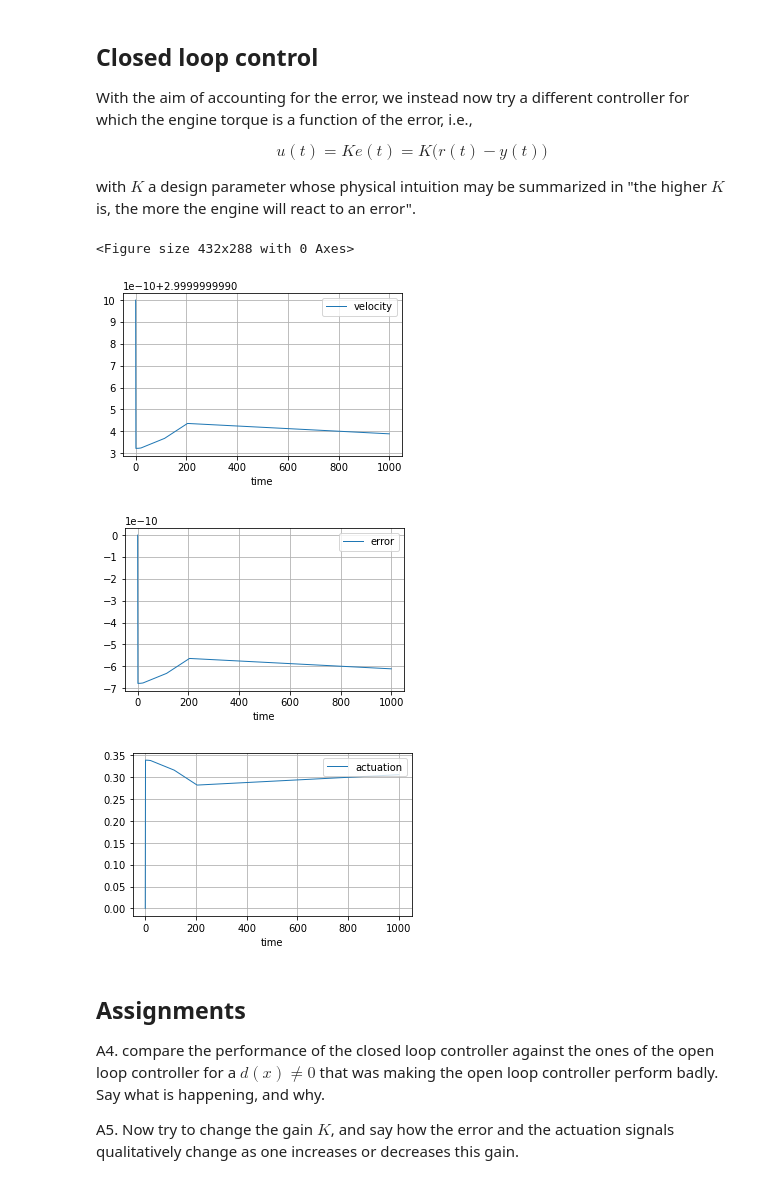
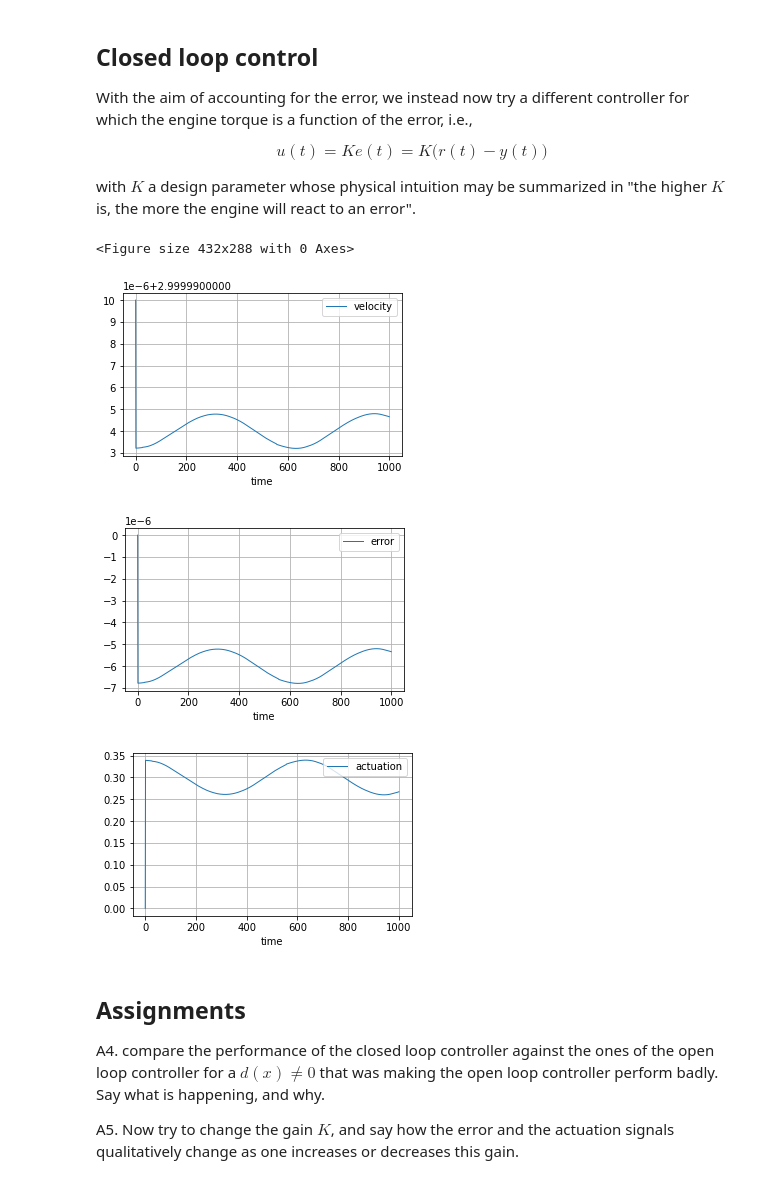
Before and after one commit to damianovar/Control-concepts-and-animations, a Jupyter notebook: VehicleControl.ipynb, the cells around one changed output. Drawn from its saved outputs; the diff is of its cells as text; code cells hidden in the pictures.

```diff
--- a/VehicleControl.ipynb
+++ b/VehicleControl.ipynb
@@ -277,7 +277,7 @@ def r(t):
 def u(t, x1):
     #
     # define the proportional gain
-    K = 500000000
+    K = 50000
     #
     return K * ( r(t) - x1 )
 
@@ -304,36 +304,36 @@ X = odeint( myModel, X0, T )
 # compute the error and actuation signals
 ee = np.zeros( n )
 uu = np.zeros( n )
 for i, t in enumerate( T ):
     ee[i] = X[i,1] - r(t) # remember that X computed in this way is [pos, vel]
     uu[i] = u(t, X[i,1])
 
 # plot the trajectory of the system
 plt.figure()
 fig_vel, ax_vel = plt.subplots(figsize=(5, 3))
 fig_err, ax_err = plt.subplots(figsize=(5, 3))
 fig_act, ax_act = plt.subplots(figsize=(5, 3))
 #
 ax_vel.plot(T, X[:,1], label='velocity',  linewidth=1)
 ax_err.plot(T, ee,     label='error',     linewidth=1)
 ax_act.plot(T, uu,     label='actuation', linewidth=1)
 #
 ax_vel.grid()
 ax_vel.legend(loc = 'upper right')
 ax_vel.set_xlabel('time')
 ax_err.grid()
 ax_err.legend(loc = 'upper right')
 ax_err.set_xlabel('time')
 ax_act.grid()
 ax_act.legend(loc = 'upper right')
 ax_act.set_xlabel('time')
 #
 plt.show()
 # %% [output]
 <Figure size 432x288 with 0 Axes>
-[figure, old version]
+[figure, new version]
-[figure, old version]
+[figure, new version]
-[figure, old version]
+[figure, new version]
 # %% [markdown]
 ## Assignments
 
```
Also changed, not shown: 10 other files.
